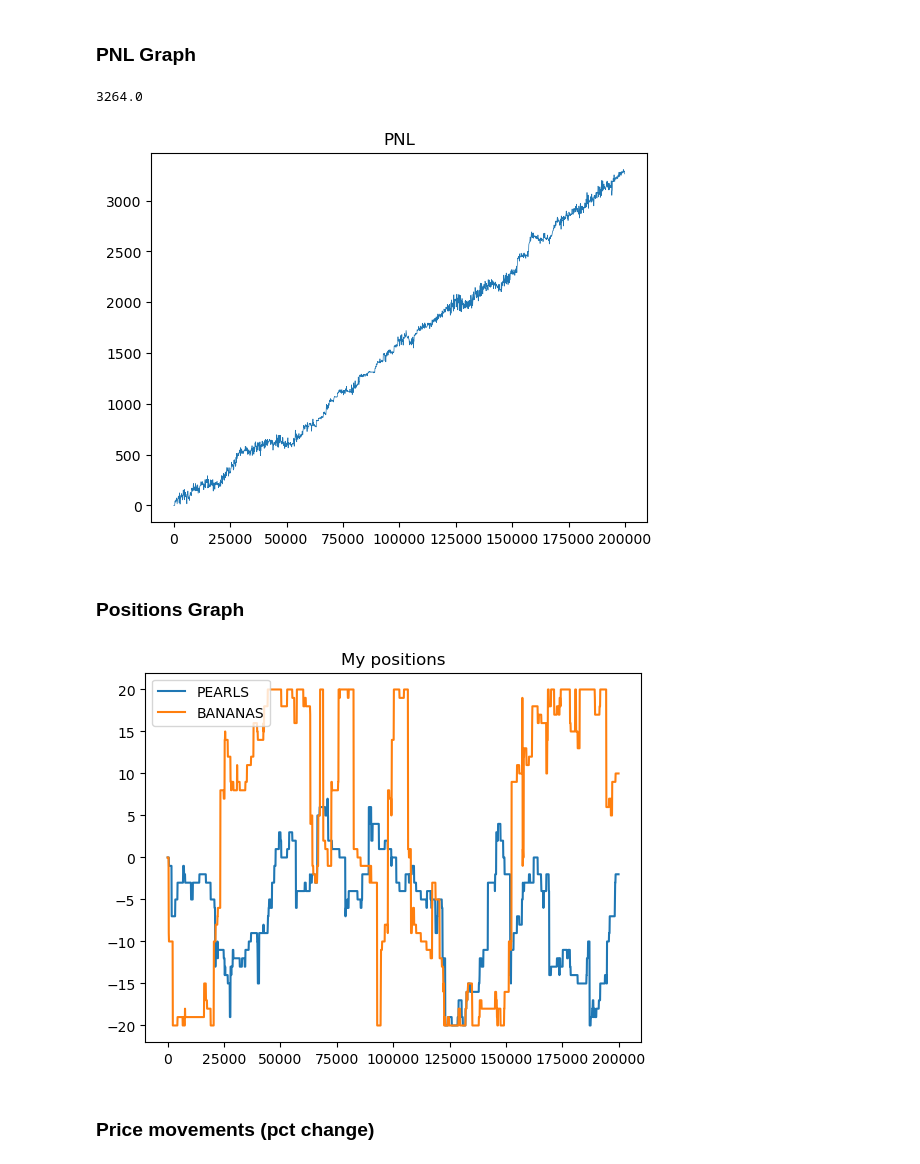
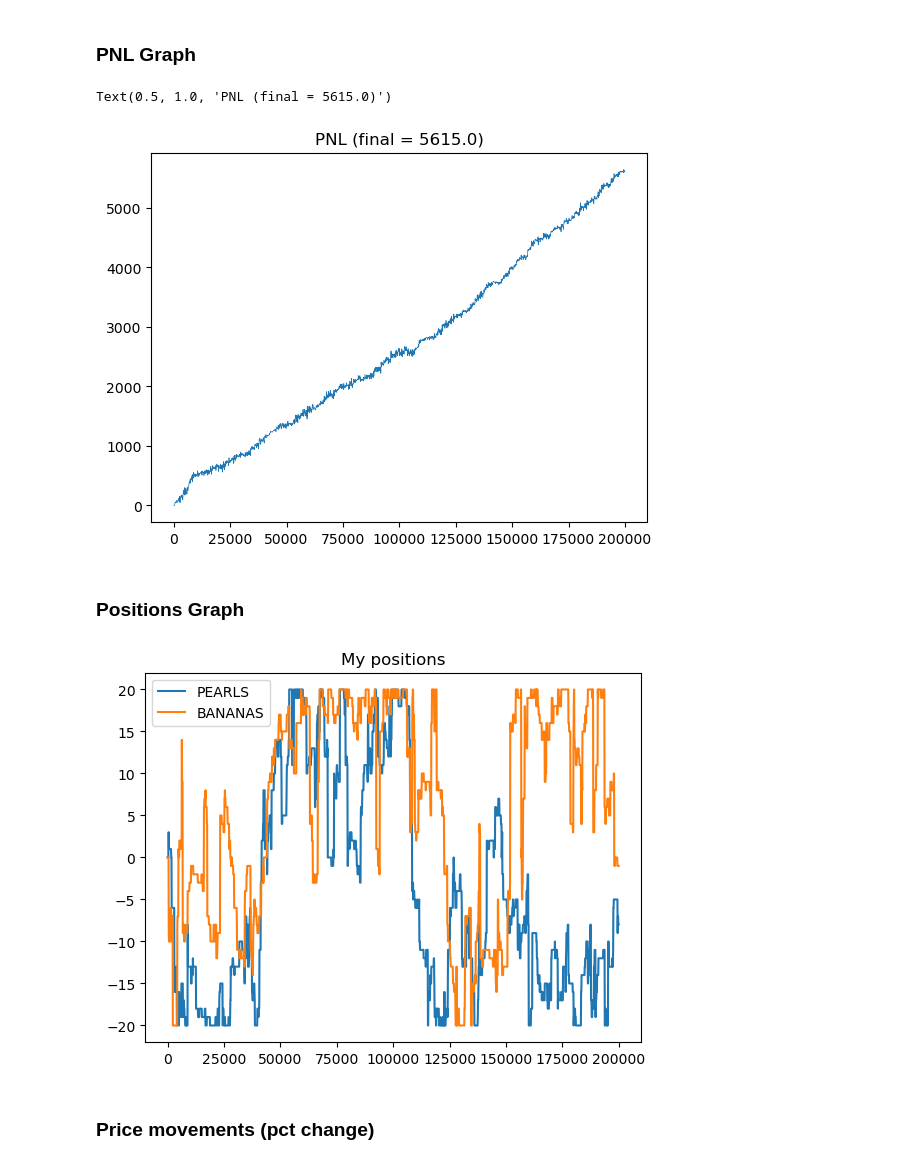
Before and after one commit to rzhan11/IMCTradingComp23, a Jupyter notebook: nbs/exploration-Copy4.ipynb, the cells around one changed output. Cells and saved outputs as stored; diff of their text form; code cells hidden in the pictures.

```diff
--- a/nbs/exploration-Copy4.ipynb
+++ b/nbs/exploration-Copy4.ipynb
@@ -30,7 +30,7 @@ from log_parser import process_file
 # parameters
 # %%
 # _fname = "../replays/local.log"
-_fname = "../replays/log17-ema-pandas.log"
+_fname = "../replays/log21-faster.log"
 _time_step = 100
 _max_time = 200000
 _num_close_turns = 30
@@ -649,11 +848,10 @@ plot_trades_and_book(
 # %%
 # pnl
 plt.plot(my_positions["time"], my_positions["pnl"], linewidth=0.5)
-plt.title("PNL")
-display(my_positions["pnl"].iloc[-1])
+plt.title(f"PNL (final = {my_positions['pnl'].iloc[-1]})")
 # %% [output]
-3264.0
+Text(0.5, 1.0, 'PNL (final = 5615.0)')
-[figure, old version]
+[figure, new version]
 # %% [markdown]
 ### Positions Graph
 # %%
@@ -665,7 +863,7 @@ plt.title("My positions")
 plt.legend()
 plt.show()
 # %% [output]
-[figure, old version]
+[figure, new version]
 # %% [markdown]
 ### Price movements (pct change)
 # %%
```
Also changed, not shown: parts of 38 cells of this notebook, 1 other file.
